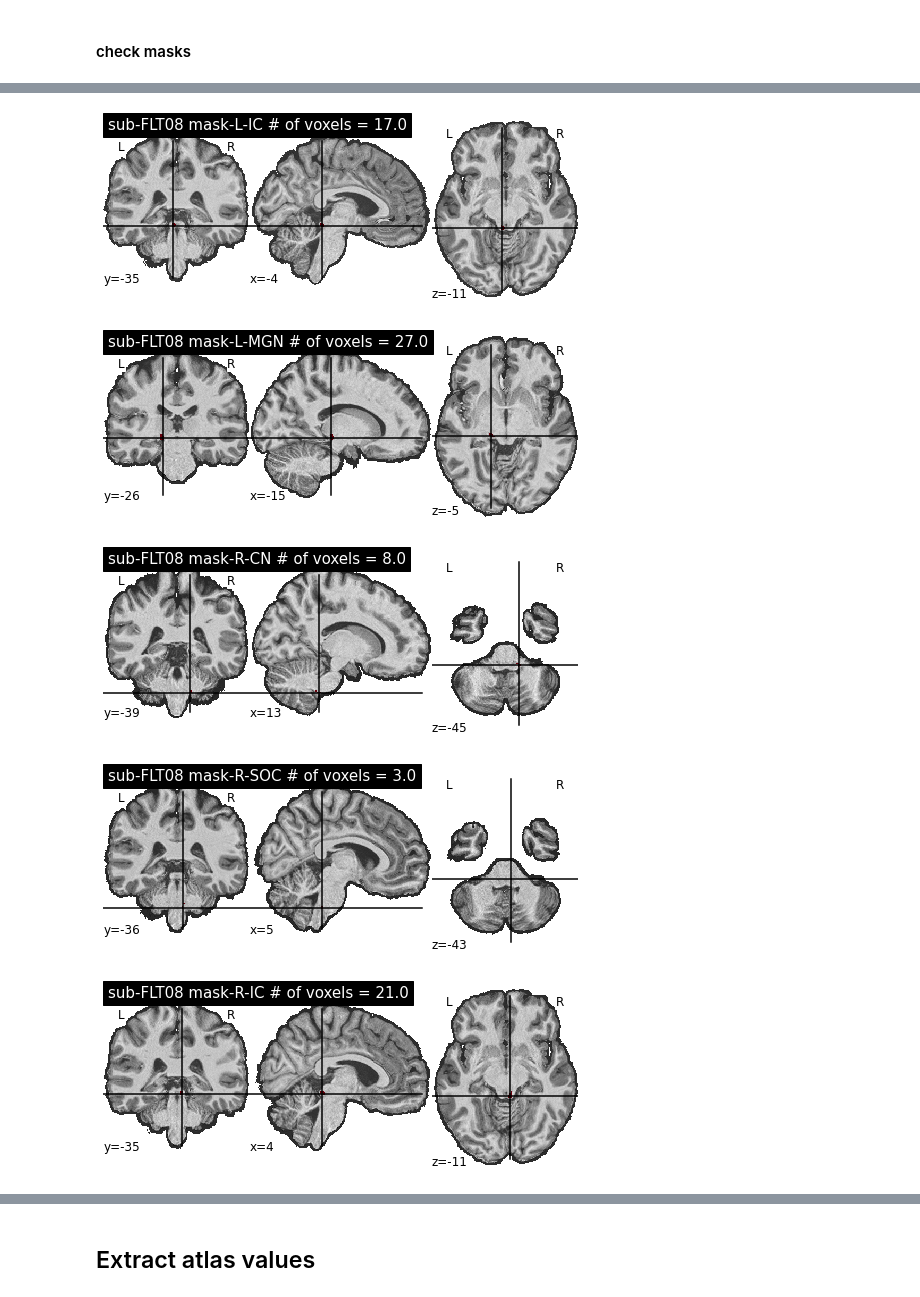
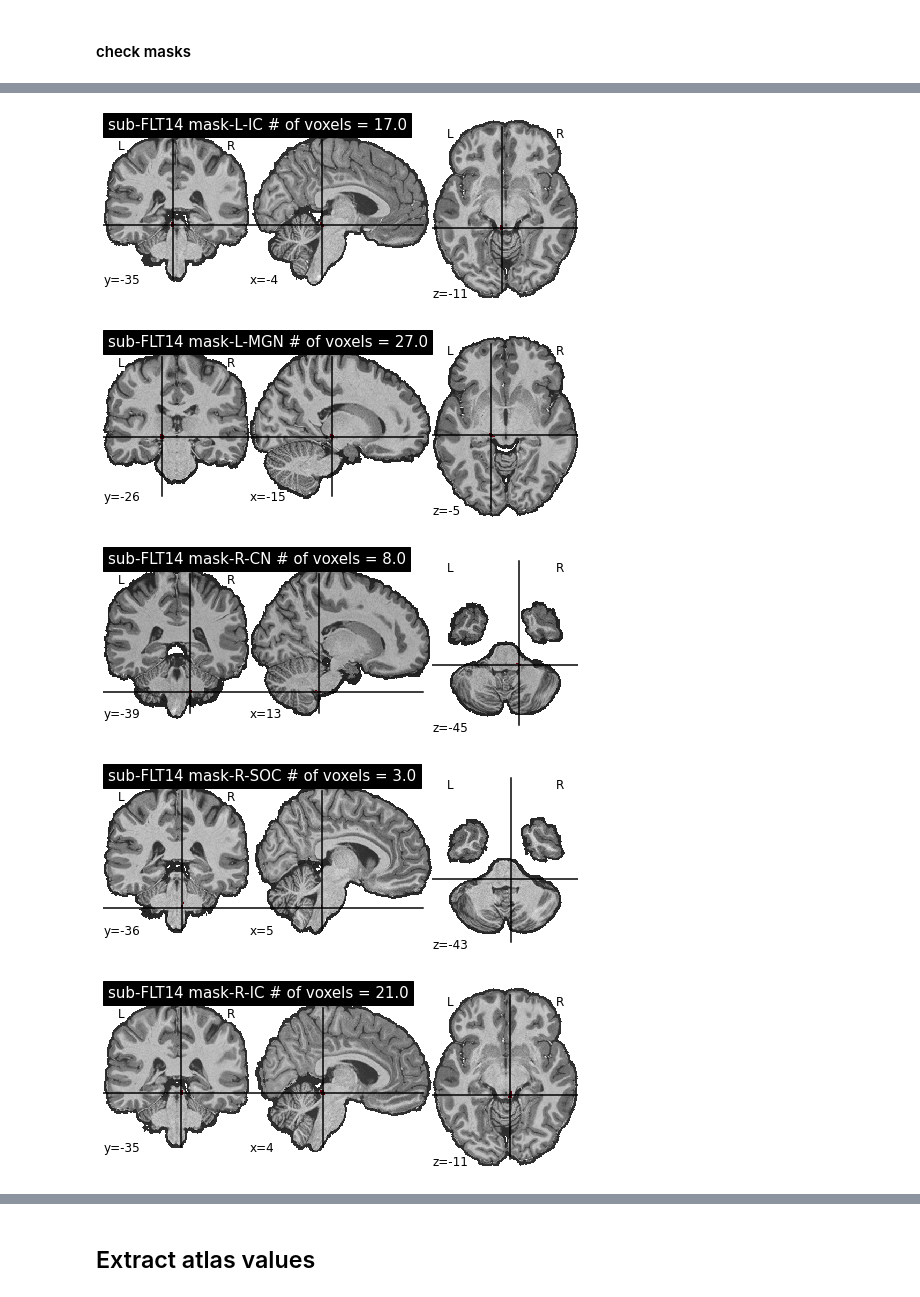
Before and after one commit to sitek/auditory_category_learning, a Jupyter notebook: multivariate/masking.ipynb, the cells around one changed output, grey strips where cells are left out. Drawn from its saved outputs; the diff is of its cells as text; code cells hidden in the pictures.

```diff
--- a/multivariate/masking.ipynb
+++ b/multivariate/masking.ipynb
@@ -189,2 +200,0 @@ print(roi_list)
-# %%
-sub_list = ['FLT11']
@@ -197,13 +256,14 @@ for sub_id in sub_list:
     nilearn_sub_dir = os.path.join(bidsroot, 'derivatives', 'nilearn',
                                    'level-1_fwhm-%.02f'%fwhm_sub,
                                    'sub-%s_space-%s'%(sub_id, space_label),
-                                   'trial_models', #'run-all',
+                                   'stimulus_per_run', #'run-all',
                                   )
 
     out_dir = os.path.join(bidsroot, 'derivatives', 'nilearn',
                            'level-1_fwhm-%.02f'%fwhm_sub,
                            'masked_statmaps',
-                           sub_id, 'statmaps_masked')
+                           sub_id, 'statmaps_masked',
+                           'stimulus_per_run')
     os.makedirs(out_dir, exist_ok=True)
 
     for mx, mask_descrip in enumerate(roi_list):
@@ -239,0 +302,19 @@ for sub_id in sub_list:
+# %%
+#roi_list = list(roi_dict_MNI_sg_subcort.keys())
+
+roi_list = ['L-HG', 'L-PP', 'L-PT', 'L-STGa', 'L-STGp', 'L-ParsOp', 'L-ParsTri',
+            'R-HG', 'R-PP', 'R-PT', 'R-STGa', 'R-STGp', 'R-ParsOp', 'R-ParsTri', ]
+
+fwhm_sub = 0.
+space_label = 'MNI152NLin2009cAsym'
+stat_descrip = 'tstat' # 'beta'
+
+print(roi_list)
+
+#sub_list = [x[4:] for x in sub_list_prepend]
+#sub_list = copy.copy(sub_list_prepend)
+sub_list = ['sub-FLT10', 'sub-FLT15', 'sub-FLT17', 'sub-FLT18',
+            'sub-FLT21', 'sub-FLT24', 'sub-FLT02', 'sub-FLT04',
+            'sub-FLT06', 'sub-FLT09', 'sub-FLT11', 'sub-FLT12',
+            'sub-FLT13', 'sub-FLT14']
+print(sub_list)
@@ -243,9 +327,10 @@ for sub_id in sub_list:
 
     nilearn_sub_dir = os.path.join(bidsroot, 'derivatives', 'nilearn',
                                    'level-1_fwhm-%.02f'%fwhm_sub,
-                                   'sub-%s_space-%s'%(sub_id, space_label),
+                                   '%s_space-%s'%(sub_id, space_label),
                                    'run-all',
                                   )
+    print(nilearn_sub_dir)
 
     out_dir = os.path.join(bidsroot, 'derivatives', 'nilearn',
                            'level-1_fwhm-%.02f'%fwhm_sub,
@@ -253,12 +338,14 @@ for sub_id in sub_list:
                            sub_id, 'statmaps_masked', 'run-all')
     os.makedirs(out_dir, exist_ok=True)
 
-    masks_dir = os.path.join(nilearn_dir, 'masks', 'sub-%s'%sub_id, 'space-%s'%space_label,
+    masks_dir = os.path.join(nilearn_dir, 'masks',
+                             '%s'%sub_id,
+                             'space-%s'%space_label,
                              'masks-dseg')#, 'masks-aparc', 'masks-subcort-aud', 'masks-dseg'
     for mx, mask_descrip in enumerate(roi_list):
         print(mask_descrip)
         # define the mask for the region of interest
-        mask_fpath = os.path.join(masks_dir, 'sub-%s_space-%s_mask-%s.nii.gz'%(sub_id, space_label, mask_descrip))
+        mask_fpath = os.path.join(masks_dir, '%s_space-%s_mask-%s.nii.gz'%(sub_id, space_label, mask_descrip))
 
         stat_maps = sorted(glob(nilearn_sub_dir+'/*di*map-{}.nii.gz'.format(stat_descrip)))
         print('# of stat maps: ', len(stat_maps))
@@ -273,11 +360,11 @@ for sub_id in sub_list:
             fmri_masked, masker = mask_fmri(stat_fpath, mask_fpath, fwhm_sub)
 
             # save out
-            out_fpath = os.path.join(out_dir, 'sub-%s_space-%s_mask-%s_cond-%s_map-%s.csv'%(sub_id, space_label, mask_descrip, cond_label, stat_descrip))
+            out_fpath = os.path.join(out_dir, '%s_space-%s_mask-%s_cond-%s_map-%s.csv'%(sub_id, space_label, mask_descrip, cond_label, stat_descrip))
             np.savetxt(out_fpath, fmri_masked)
             print('ROI-masked {}-stats saved to '.format(stat_descrip), out_fpath)
 
-            masked_out_fpath = os.path.join(out_dir, 'sub-%s_space-%s_mask-%s_cond-%s_map-%s.nii.gz'%(sub_id, space_label, mask_descrip, cond_label, stat_descrip))
+            masked_out_fpath = os.path.join(out_dir, '%s_space-%s_mask-%s_cond-%s_map-%s.nii.gz'%(sub_id, space_label, mask_descrip, cond_label, stat_descrip))
             masked_img = masker.inverse_transform(fmri_masked)
             nib.save(masked_img, masked_out_fpath)
 # %% [output]
@@ -309,7 +402,7 @@ import matplotlib.pyplot as plt
 space_label = 'MNI152NLin2009cAsym'
 roi_list = list(roi_dict.keys())
 
-for sub_id in ['FLT08']: #sub_list:
+for sub_id in ['FLT14']: #sub_list:
     t1w_fpath = os.path.join('/bgfs/bchandrasekaran/krs228/data/FLT/derivatives/fmriprep_noSDC/',
                            'sub-{}/anat'.format(sub_id),
                            'sub-{}_space-{}_desc-preproc_T1w.nii.gz'.format(sub_id, space_label))
@@ -337,5 +430,5 @@ for sub_id in ['FLT08']: #sub_list:
-[figure, old version]
+[figure, new version]
-[figure, old version]
+[figure, new version]
-[figure, old version]
+[figure, new version]
-[figure, old version]
+[figure, new version]
-[figure, old version]
+[figure, new version]
```
Also changed, not shown: parts of 23 cells of this notebook, 30 other files.
